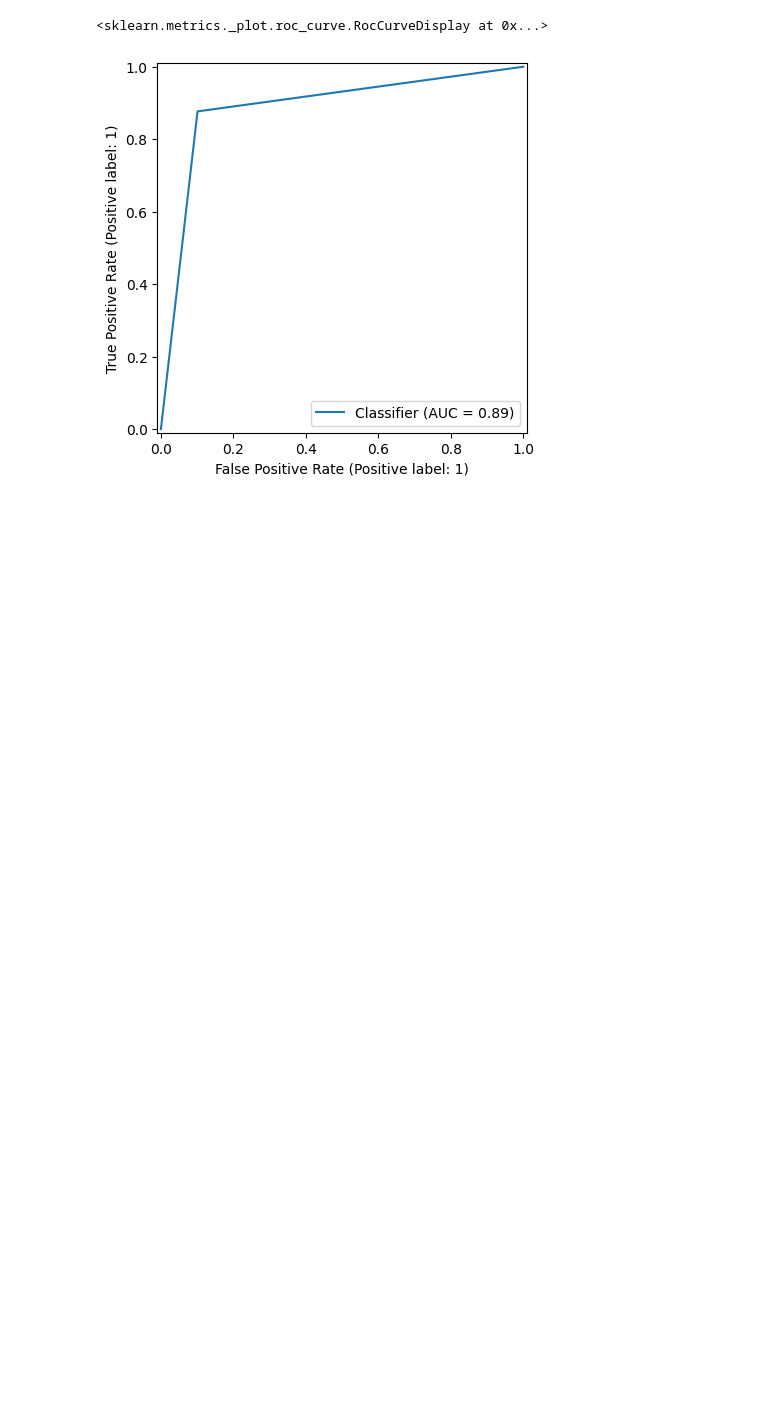
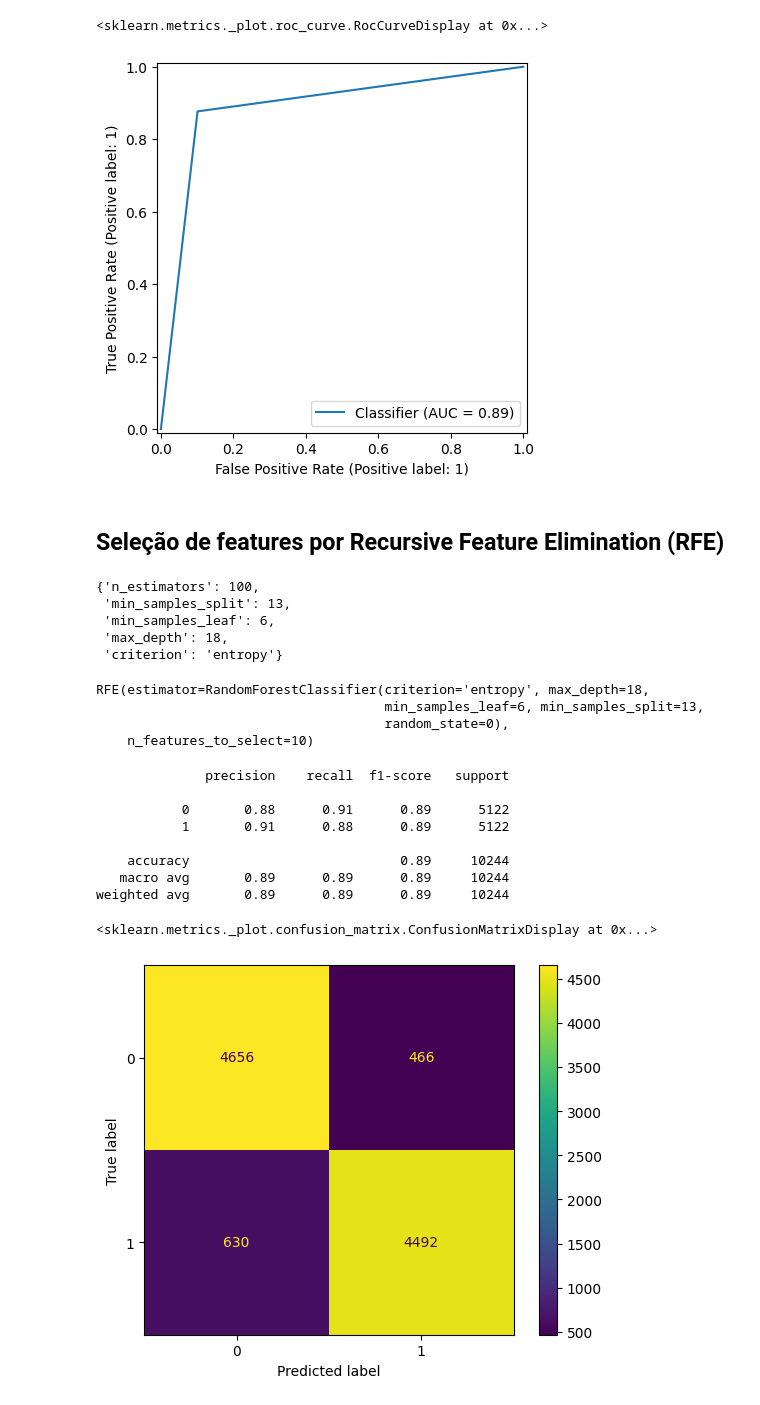
Before and after one commit to ledsouza/feature-selection, a Jupyter notebook: feature_selection.ipynb, the cells around one changed output. Drawn from its saved outputs; the diff is of its cells as text; code cells hidden in the pictures; blank space fills up the shorter version.

Commit message:
implementada seleção de features utilizando RFE

```diff
--- a/feature_selection.ipynb
+++ b/feature_selection.ipynb
@@ -270,3 +270,50 @@ RocCurveDisplay.from_predictions(y_test, y_pred)
 # %% [output]
 <sklearn.metrics._plot.roc_curve.RocCurveDisplay at 0x...>
 [figure]
+# %% [markdown]
+## Seleção de features por Recursive Feature Elimination (RFE)
+# %%
+from sklearn.feature_selection import RFE
+
+cv.best_params_
+# %% [output]
+{'n_estimators': 100,
+ 'min_samples_split': 13,
+ 'min_samples_leaf': 6,
+ 'max_depth': 18,
+ 'criterion': 'entropy'}
+# %%
+params = {'n_estimators': 100,
+ 'min_samples_split': 13,
+ 'min_samples_leaf': 6,
+ 'max_depth': 18,
+ 'criterion': 'entropy',
+ 'random_state': SEED}
+
+model = RandomForestClassifier(**params)
+model_selection = RFE(model, n_features_to_select=10, step=1)
+model_selection.fit(x_train, y_train)
+# %% [output]
+RFE(estimator=RandomForestClassifier(criterion='entropy', max_depth=18,
+                                     min_samples_leaf=6, min_samples_split=13,
+                                     random_state=0),
+    n_features_to_select=10)
+# %%
+x_train_selected = model_selection.transform(x_train)
+x_test_selected = model_selection.transform(x_test)
+
+model.fit(x_train_selected, y_train)
+y_pred = model.predict(x_test_selected)
+print(classification_report(y_test, y_pred))
+ConfusionMatrixDisplay.from_predictions(y_test, y_pred)
+# %% [output]
+              precision    recall  f1-score   support
+
+           0       0.88      0.91      0.89      5122
+           1       0.91      0.88      0.89      5122
+
+    accuracy                           0.89     10244
+   macro avg       0.89      0.89      0.89     10244
+weighted avg       0.89      0.89      0.89     10244
+<sklearn.metrics._plot.confusion_matrix.ConfusionMatrixDisplay at 0x...>
+[figure, added]
```
